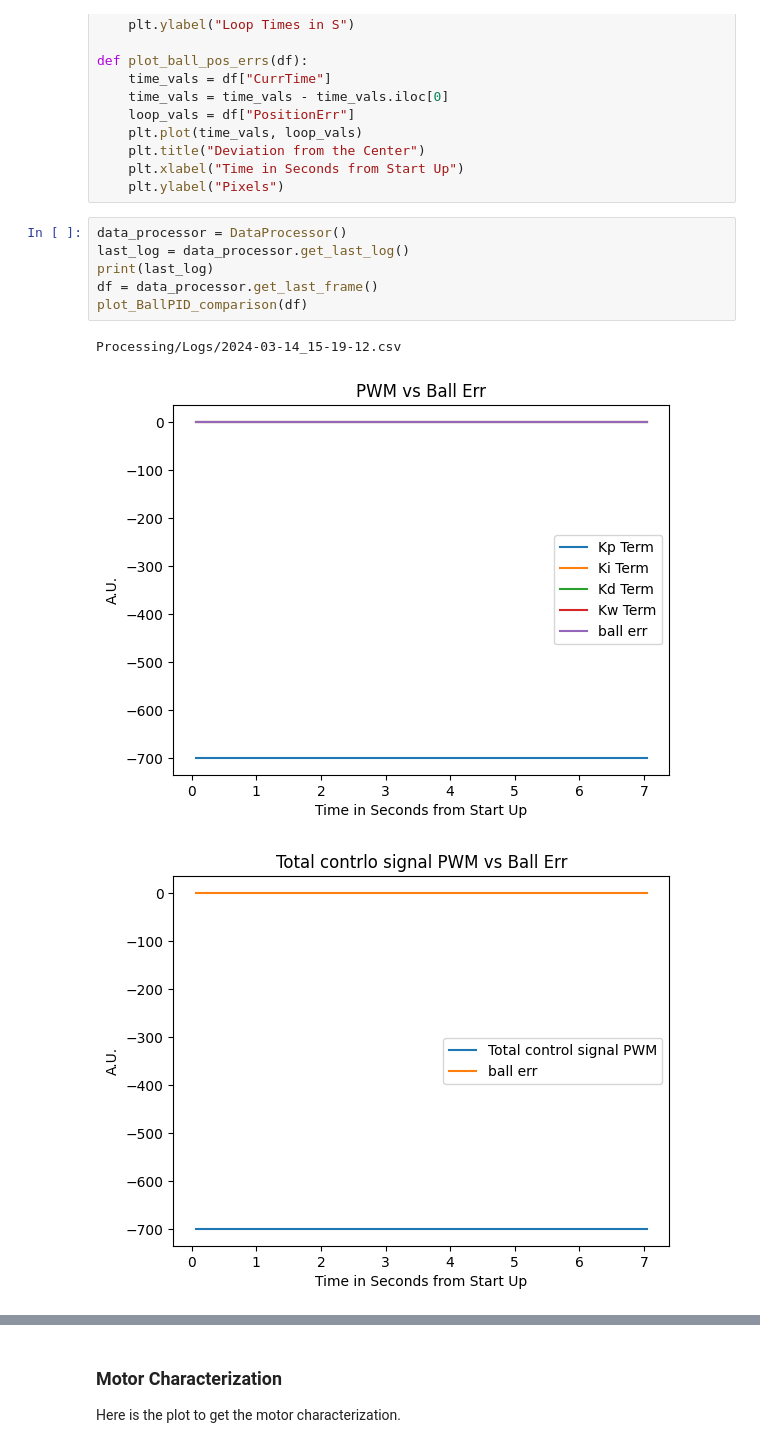
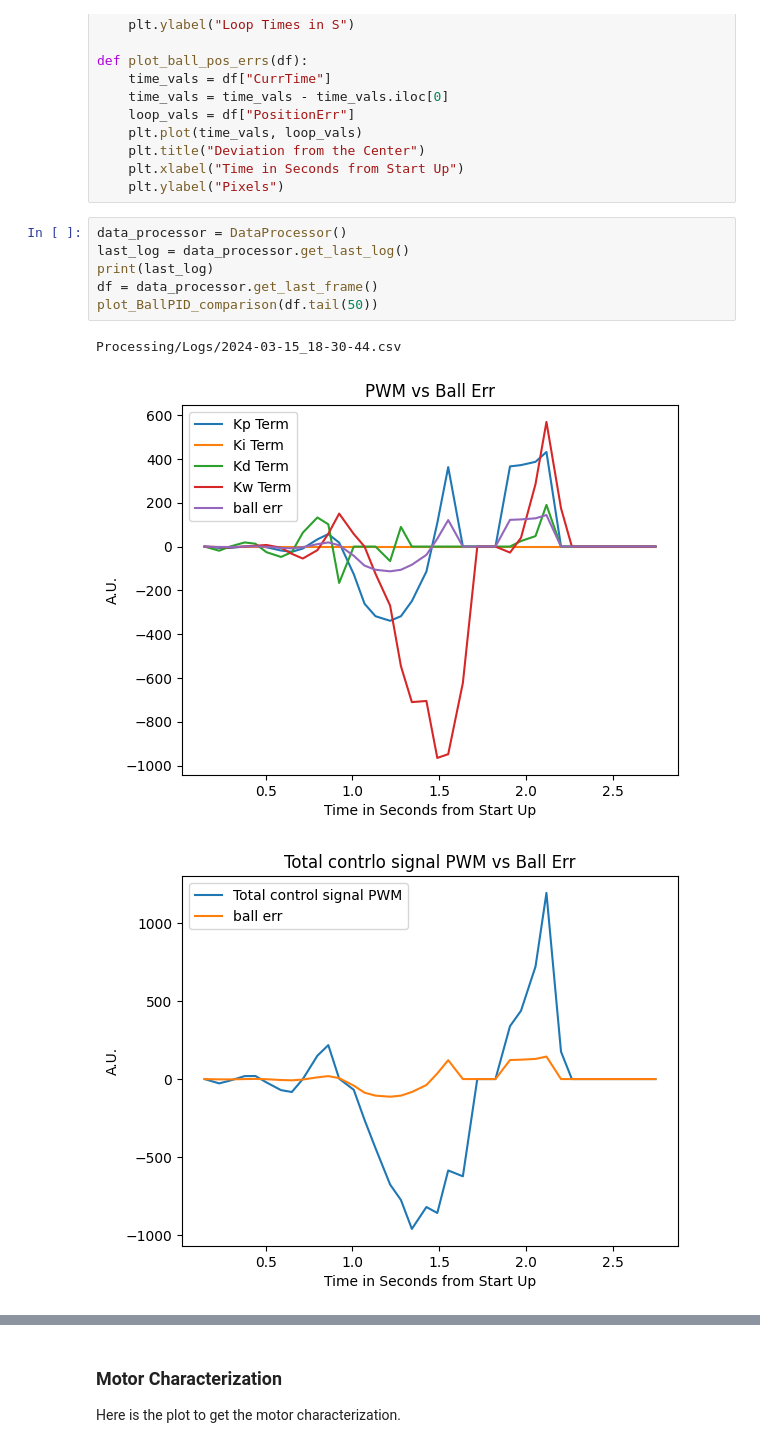
Before and after one commit to Capstone2302/RLWheel, a Jupyter notebook: plotting.ipynb, the cells around one changed output, grey strips where cells are left out. Drawn from its saved outputs; the diff is of its cells as text.

```diff
--- a/plotting.ipynb
+++ b/plotting.ipynb
@@ -147,13 +147,13 @@ def plot_ball_pos_errs(df):
 # %%
 data_processor = DataProcessor()
 last_log = data_processor.get_last_log()
 print(last_log)
 df = data_processor.get_last_frame()
-plot_BallPID_comparison(df)
+plot_BallPID_comparison(df.tail(50))
 # %% [output]
-Processing/Logs/2024-03-14_15-19-12.csv
+Processing/Logs/2024-03-15_18-30-44.csv
-[figure, old version]
+[figure, new version]
-[figure, old version]
+[figure, new version]
 # %%
 plot_loop_closure_times_wheel(df)
 print(data_processor.get_headers(df))
```
Also changed, not shown: parts of 6 cells of this notebook, 4 other files.
